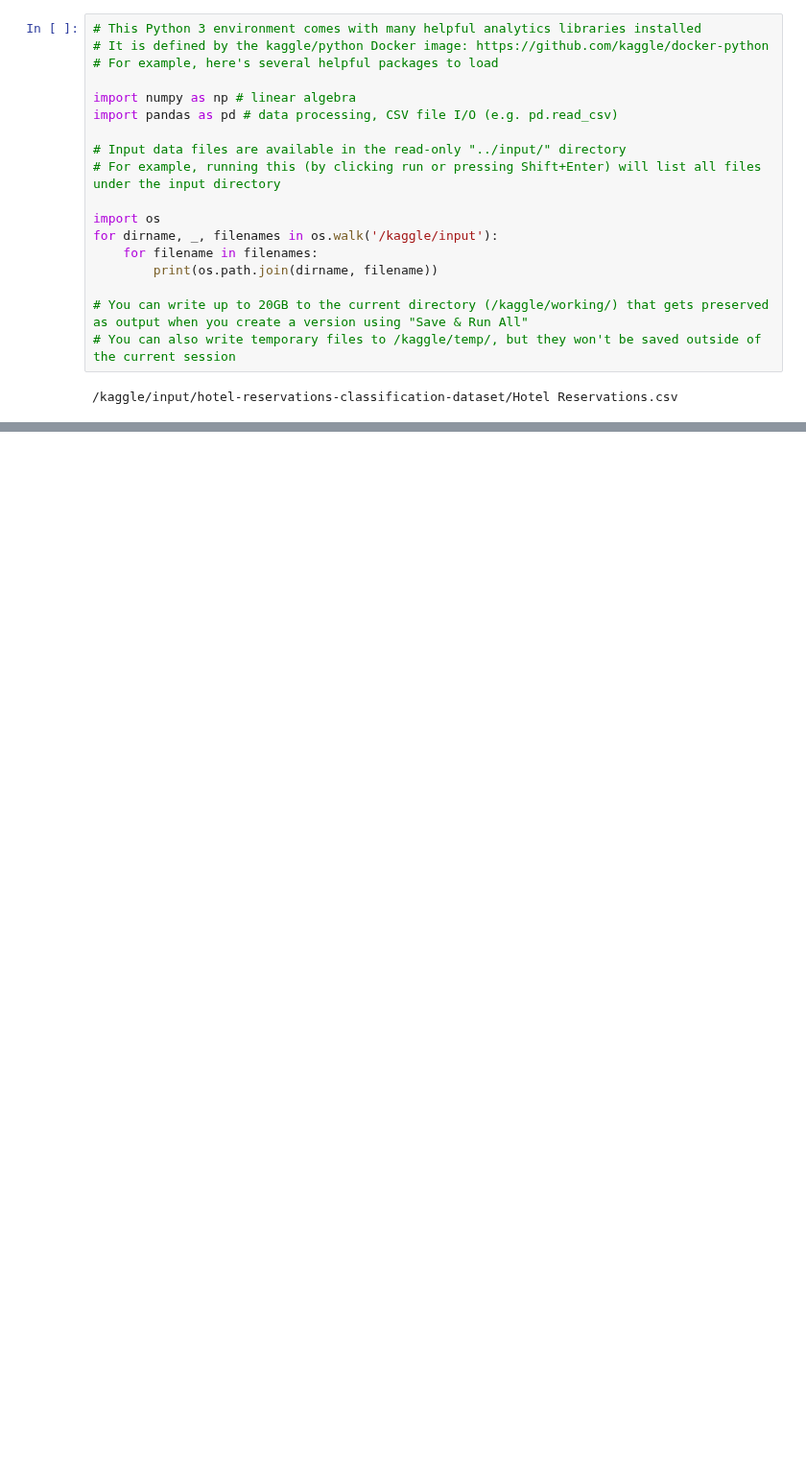
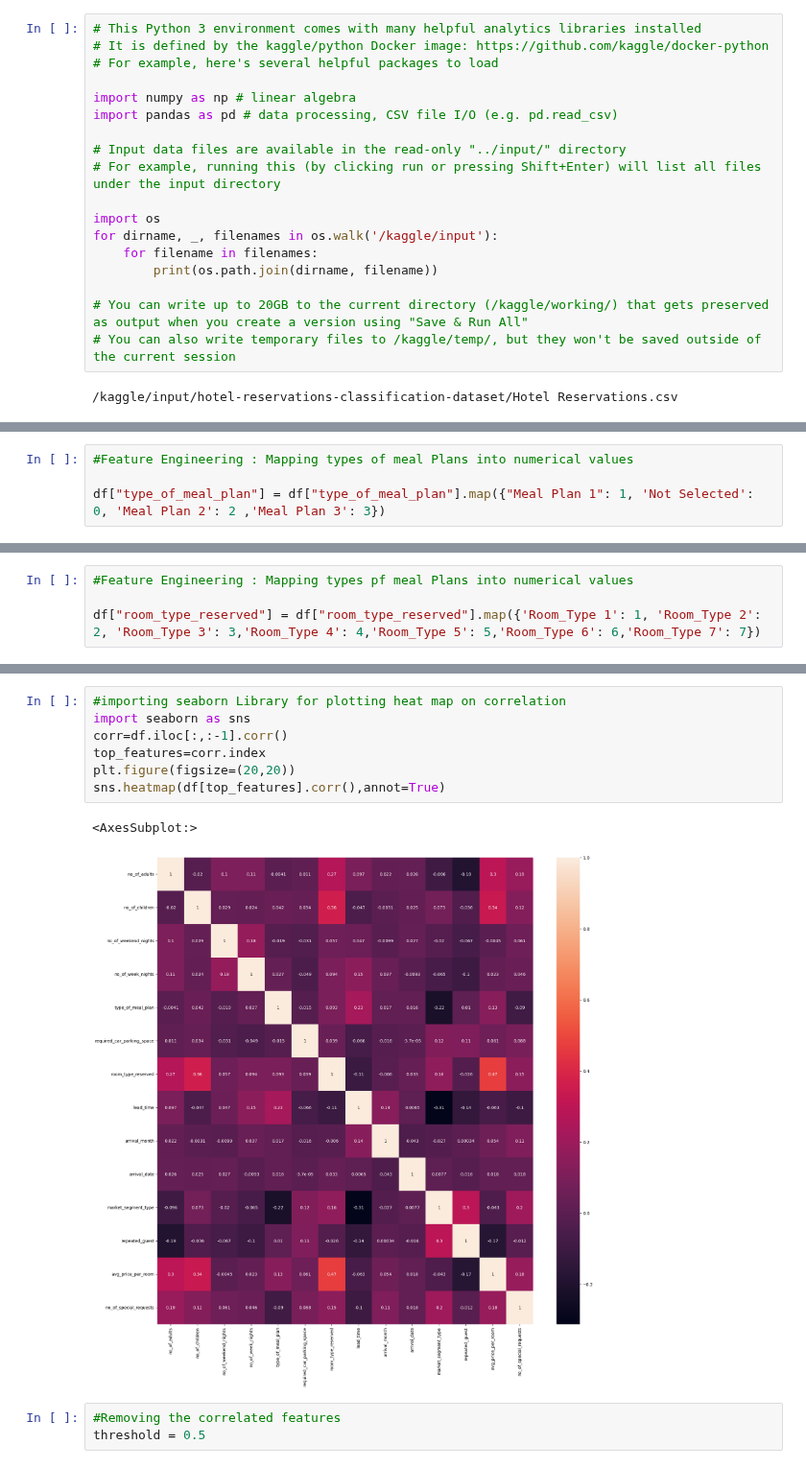
Before and after one commit to Harry262000/Kaggle--Notebooks, a Jupyter notebook: hotel-reservation-dataset.ipynb, the cells around one changed output, grey strips where cells are left out. Shown at 96% size. Drawn from its saved outputs; the diff is of its cells as text; blank space fills up the shorter version.

```diff
--- a/hotel-reservation-dataset.ipynb
+++ b/hotel-reservation-dataset.ipynb
@@ -20,0 +175,4 @@ for dirname, _, filenames in os.walk('/kaggle/input'):
+# %%
+#Feature Engineering : Mapping types of meal Plans into numerical values
+
+df["type_of_meal_plan"] = df["type_of_meal_plan"].map({"Meal Plan 1": 1, 'Not Selected': 0, 'Meal Plan 2': 2 ,'Meal Plan 3': 3})
@@ -20,0 +199,4 @@ for dirname, _, filenames in os.walk('/kaggle/input'):
+# %%
+#Feature Engineering : Mapping types pf meal Plans into numerical values
+
+df["room_type_reserved"] = df["room_type_reserved"].map({'Room_Type 1': 1, 'Room_Type 2': 2, 'Room_Type 3': 3,'Room_Type 4': 4,'Room_Type 5': 5,'Room_Type 6': 6,'Room_Type 7': 7})
@@ -20,0 +414,13 @@ for dirname, _, filenames in os.walk('/kaggle/input'):
+# %%
+#importing seaborn Library for plotting heat map on correlation
+import seaborn as sns
+corr=df.iloc[:,:-1].corr()
+top_features=corr.index
+plt.figure(figsize=(20,20))
+sns.heatmap(df[top_features].corr(),annot=True)
+# %% [output]
+<AxesSubplot:>
+[figure, added]
+# %%
+#Removing the correlated features
+threshold = 0.5
```
Also changed, not shown: parts of 45 cells of this notebook.
